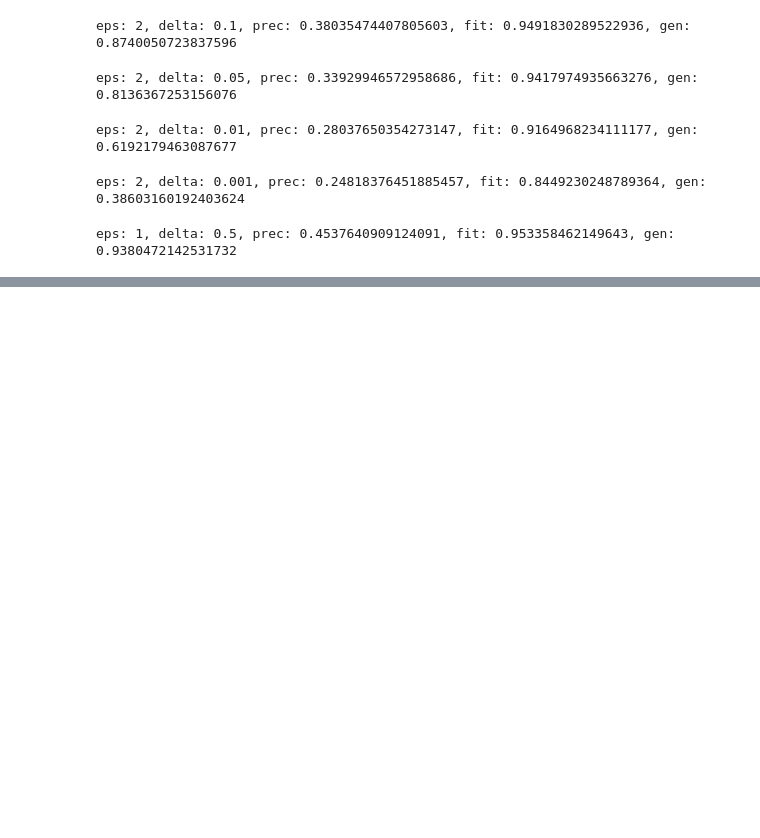
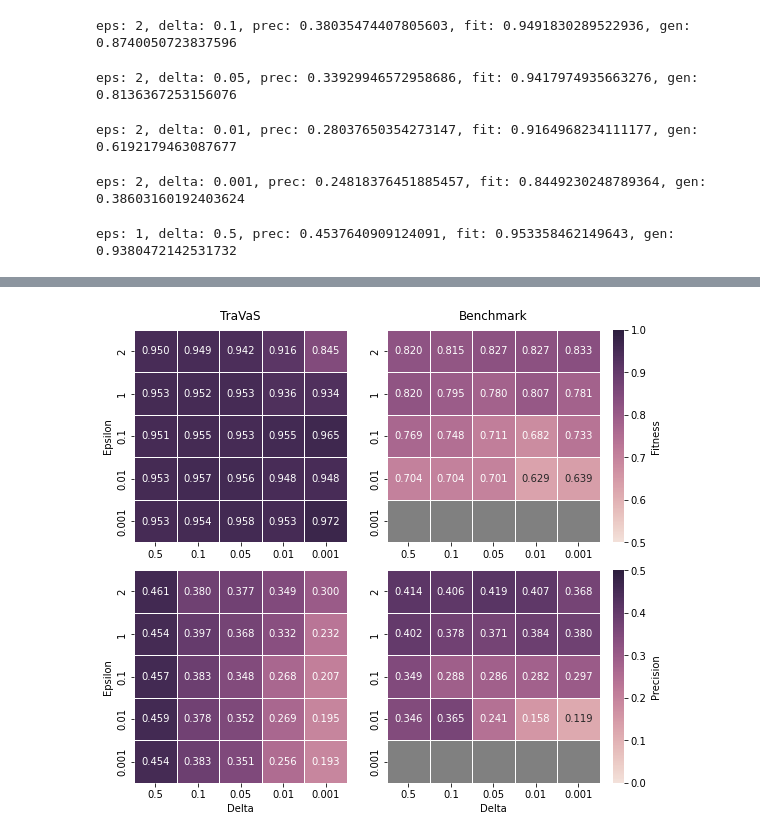
Before and after one commit to wangelik/TraVaS, a Jupyter notebook: experiments/Sepsis/run.ipynb, the cells around one changed output, grey strips where cells are left out. Drawn from its saved outputs; the diff is of its cells as text; code cells hidden in the pictures; blank space fills up the shorter version.

```diff
--- a/experiments/Sepsis/run.ipynb
+++ b/experiments/Sepsis/run.ipynb
@@ -482,7 +481,7 @@ f, ax = plt.subplots(2, 2, figsize=(8.3, 7.3))
 cmap = sns.cubehelix_palette(as_cmap=True, light=.9)
 cmap.set_bad('grey', 1.)
 ax[0,0] = sns.heatmap(fit_best, ax=ax[0,0], vmin=0.5, vmax=1, cmap=cmap, square=True, annot=True, cbar=False, fmt='.3f', yticklabels=[2,1,0.1,0.01,0.001], xticklabels=[0.5,0.1,0.05,0.01,0.001], linewidths=.5)
-ax[0,1] = sns.heatmap(fit_bench, ax=ax[0,1], vmin=0.5, vmax=1, cmap=cmap, square=True, annot=True, fmt='.3f', cbar=True, yticklabels=[2,1,0.1,0.01,0.001], xticklabels=[0.5,0.1,0.05,0.01,0.001], mask=np.isnan(util_bench), linewidths=.5, cbar_kws={'label': 'Log Fitness'})
+ax[0,1] = sns.heatmap(fit_bench, ax=ax[0,1], vmin=0.5, vmax=1, cmap=cmap, square=True, annot=True, fmt='.3f', cbar=True, yticklabels=[2,1,0.1,0.01,0.001], xticklabels=[0.5,0.1,0.05,0.01,0.001], mask=np.isnan(util_bench), linewidths=.5, cbar_kws={'label': 'Fitness'})
 ax[1,0] = sns.heatmap(prec_best, ax=ax[1,0], cmap=cmap, square=True, vmin=0, vmax=0.5, annot=True, cbar=False, fmt='.3f', yticklabels=[2,1,0.1,0.01,0.001], xticklabels=[0.5,0.1,0.05,0.01,0.001], linewidths=.5)
 ax[1,1] = sns.heatmap(prec_bench, ax=ax[1,1], cmap=cmap, vmin=0, vmax=0.5, square=True, annot=True, fmt='.3f', cbar=True, yticklabels=[2,1,0.1,0.01,0.001], xticklabels=[0.5,0.1,0.05,0.01,0.001], linewidths=.5, cbar_kws={'label': 'Precision'})
 ax[0,0].set_title('TraVaS', pad=10)
@@ -497,0 +495 @@ plt.savefig("Sepsis_2.pdf")
+[figure, added]
```
Also changed, not shown: parts of 3 cells of this notebook.
